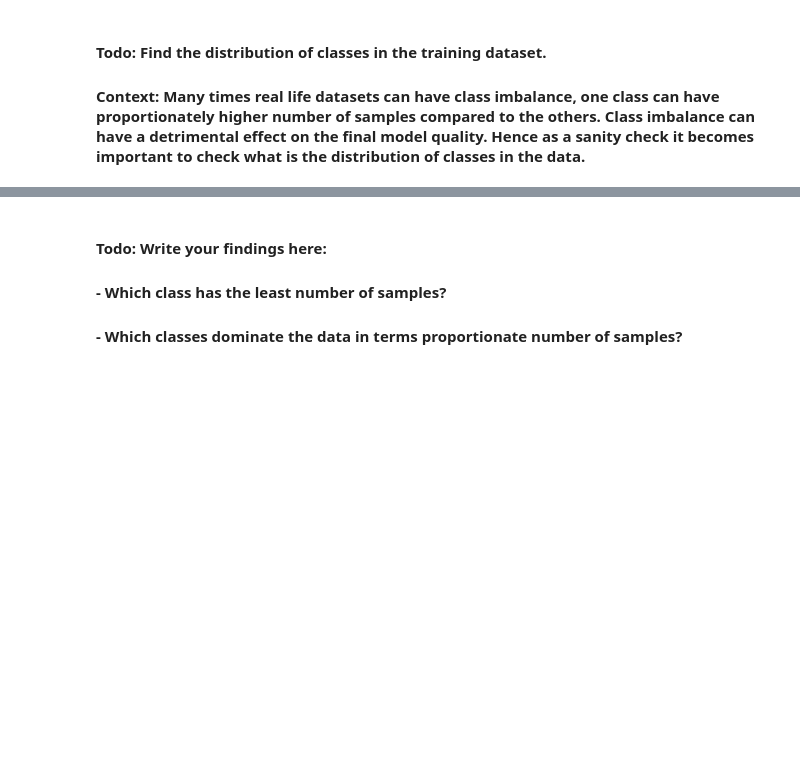
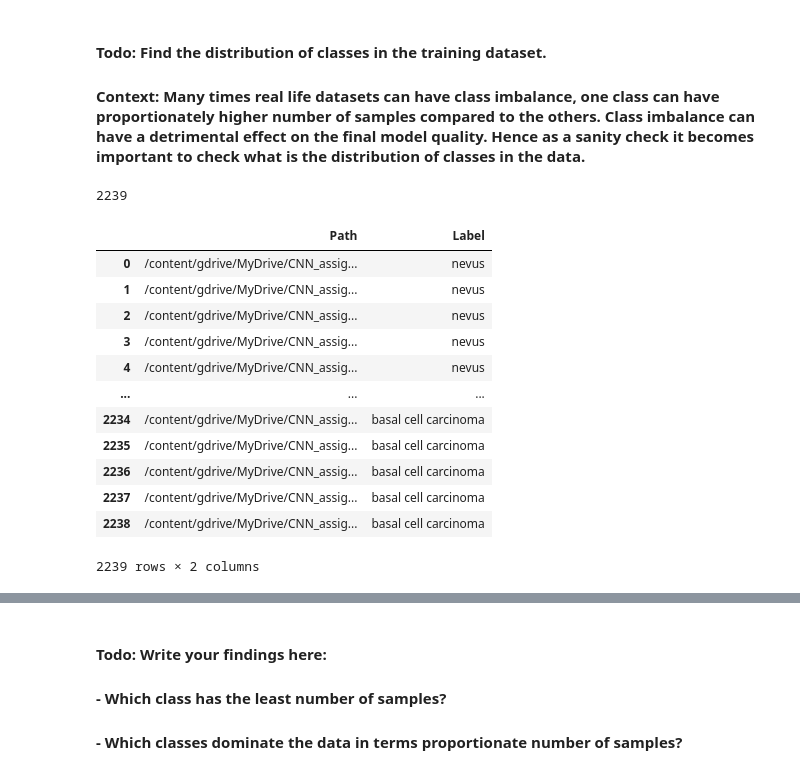
Before and after one commit to harithaareddy123/Machine-learning, a Jupyter notebook: CNN_Skin_Cancer.ipynb, the cells around one changed output, grey strips where cells are left out. Drawn from its saved outputs; the diff is of its cells as text; code cells hidden in the pictures; blank space fills up the shorter version.

```diff
--- a/CNN_Skin_Cancer.ipynb
+++ b/CNN_Skin_Cancer.ipynb
@@ -278,0 +417,26 @@ plt.show()
+# %%
+## Your code goes here.
+from glob import glob
+path_list = [x for x in glob(os.path.join(data_dir_train, '*', '*.jpg'))]
+lesion_list = [os.path.basename(os.path.dirname(y)) for y in glob(os.path.join(data_dir_train, '*', '*.jpg'))]
+len(path_list)
+# %% [output]
+2239
+# %%
+dataframe_dict_original = dict(zip(path_list, lesion_list))
+df = pd.DataFrame(list(dataframe_dict_original.items()),columns = ['Path','Label'])
+df
+# %% [output]
+|  | Path | Label |
+| 0 | /content/gdrive/MyDrive/CNN_assig... | nevus |
+| 1 | /content/gdrive/MyDrive/CNN_assig... | nevus |
+| 2 | /content/gdrive/MyDrive/CNN_assig... | nevus |
+| 3 | /content/gdrive/MyDrive/CNN_assig... | nevus |
+| 4 | /content/gdrive/MyDrive/CNN_assig... | nevus |
+| ... | ... | ... |
+| 2234 | /content/gdrive/MyDrive/CNN_assig... | basal cell carcinoma |
+| 2235 | /content/gdrive/MyDrive/CNN_assig... | basal cell carcinoma |
+| 2236 | /content/gdrive/MyDrive/CNN_assig... | basal cell carcinoma |
+| 2237 | /content/gdrive/MyDrive/CNN_assig... | basal cell carcinoma |
+| 2238 | /content/gdrive/MyDrive/CNN_assig... | basal cell carcinoma |
+2239 rows × 2 columns
```
Also changed, not shown: parts of 53 cells of this notebook.
